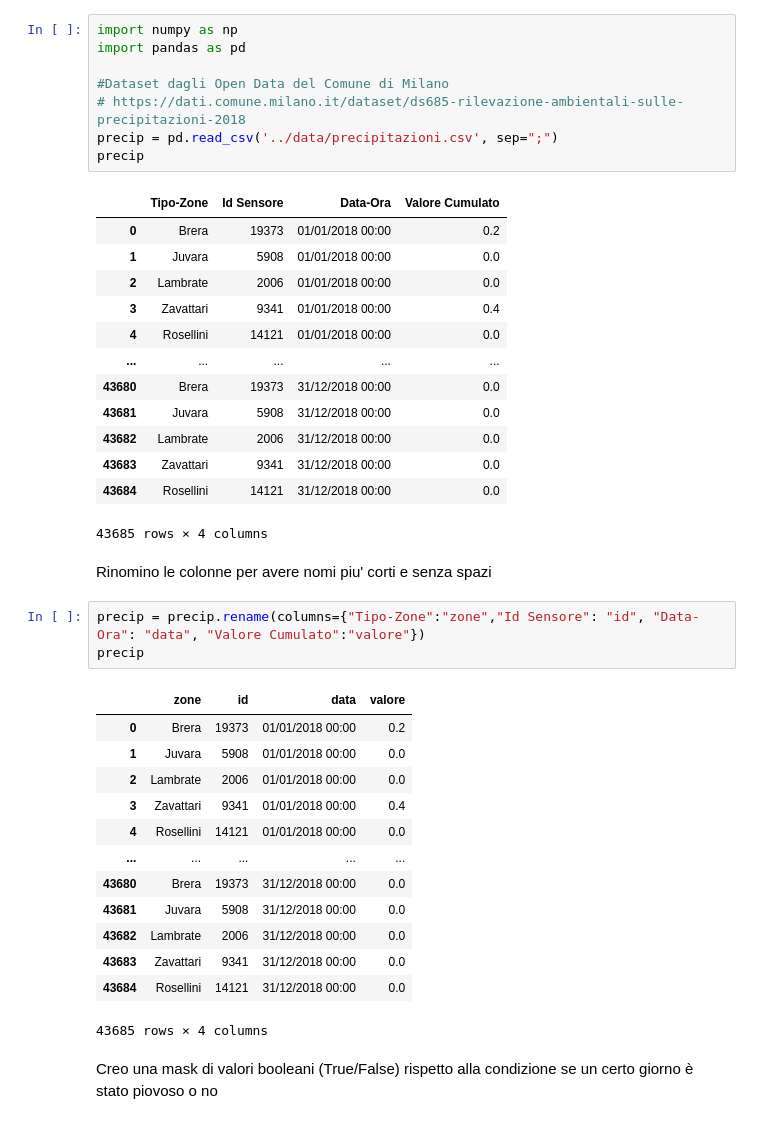
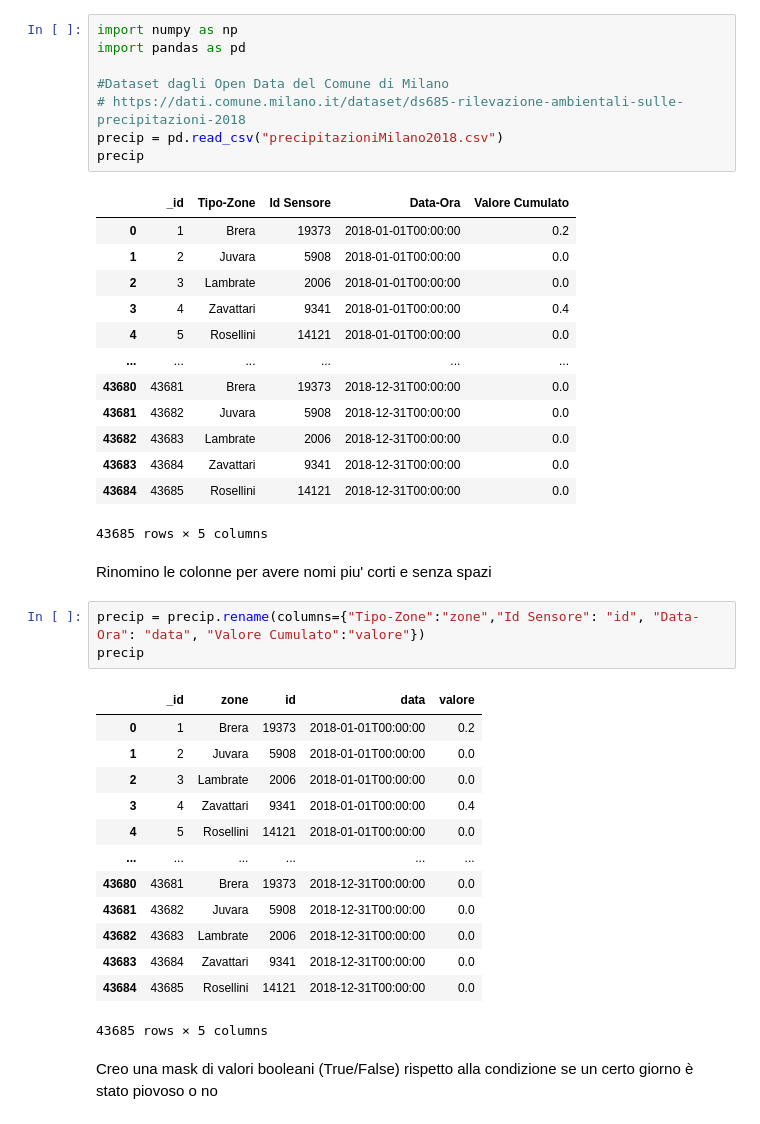
Before and after one commit to mc-unimi/OrgSocDig, a Jupyter notebook: MASK.ipynb, the cells around one changed output. Drawn from its saved outputs; the diff is of its cells as text.

```diff
--- a/MASK.ipynb
+++ b/MASK.ipynb
@@ -1,43 +1,43 @@
 # %%
 import numpy as np
 import pandas as pd
 
 #Dataset dagli Open Data del Comune di Milano
 # https://dati.comune.milano.it/dataset/ds685-rilevazione-ambientali-sulle-precipitazioni-2018
-precip = pd.read_csv('../data/precipitazioni.csv', sep=";")
+precip = pd.read_csv("precipitazioniMilano2018.csv")
 precip
 # %% [output]
-|  | Tipo-Zone | Id Sensore | Data-Ora | Valore Cumulato |
-| 0 | Brera | 19373 | 01/01/2018 00:00 | 0.2 |
-| 1 | Juvara | 5908 | 01/01/2018 00:00 | 0.0 |
-| 2 | Lambrate | 2006 | 01/01/2018 00:00 | 0.0 |
-| 3 | Zavattari | 9341 | 01/01/2018 00:00 | 0.4 |
-| 4 | Rosellini | 14121 | 01/01/2018 00:00 | 0.0 |
-| ... | ... | ... | ... | ... |
-| 43680 | Brera | 19373 | 31/12/2018 00:00 | 0.0 |
-| 43681 | Juvara | 5908 | 31/12/2018 00:00 | 0.0 |
-| 43682 | Lambrate | 2006 | 31/12/2018 00:00 | 0.0 |
-| 43683 | Zavattari | 9341 | 31/12/2018 00:00 | 0.0 |
-| 43684 | Rosellini | 14121 | 31/12/2018 00:00 | 0.0 |
+|  | _id | Tipo-Zone | Id Sensore | Data-Ora | Valore Cumulato |
+| 0 | 1 | Brera | 19373 | 2018-01-01T00:00:00 | 0.2 |
+| 1 | 2 | Juvara | 5908 | 2018-01-01T00:00:00 | 0.0 |
+| 2 | 3 | Lambrate | 2006 | 2018-01-01T00:00:00 | 0.0 |
+| 3 | 4 | Zavattari | 9341 | 2018-01-01T00:00:00 | 0.4 |
+| 4 | 5 | Rosellini | 14121 | 2018-01-01T00:00:00 | 0.0 |
+| ... | ... | ... | ... | ... | ... |
+| 43680 | 43681 | Brera | 19373 | 2018-12-31T00:00:00 | 0.0 |
+| 43681 | 43682 | Juvara | 5908 | 2018-12-31T00:00:00 | 0.0 |
+| 43682 | 43683 | Lambrate | 2006 | 2018-12-31T00:00:00 | 0.0 |
+| 43683 | 43684 | Zavattari | 9341 | 2018-12-31T00:00:00 | 0.0 |
+| 43684 | 43685 | Rosellini | 14121 | 2018-12-31T00:00:00 | 0.0 |
-43685 rows × 4 columns
+43685 rows × 5 columns
 # %% [markdown]
 Rinomino le colonne per avere nomi piu' corti e senza spazi
 # %%
 precip = precip.rename(columns={"Tipo-Zone":"zone","Id Sensore": "id", "Data-Ora": "data", "Valore Cumulato":"valore"})
 precip
 # %% [output]
-|  | zone | id | data | valore |
-| 0 | Brera | 19373 | 01/01/2018 00:00 | 0.2 |
-| 1 | Juvara | 5908 | 01/01/2018 00:00 | 0.0 |
-| 2 | Lambrate | 2006 | 01/01/2018 00:00 | 0.0 |
-| 3 | Zavattari | 9341 | 01/01/2018 00:00 | 0.4 |
-| 4 | Rosellini | 14121 | 01/01/2018 00:00 | 0.0 |
-| ... | ... | ... | ... | ... |
-| 43680 | Brera | 19373 | 31/12/2018 00:00 | 0.0 |
-| 43681 | Juvara | 5908 | 31/12/2018 00:00 | 0.0 |
-| 43682 | Lambrate | 2006 | 31/12/2018 00:00 | 0.0 |
-| 43683 | Zavattari | 9341 | 31/12/2018 00:00 | 0.0 |
-| 43684 | Rosellini | 14121 | 31/12/2018 00:00 | 0.0 |
+|  | _id | zone | id | data | valore |
+| 0 | 1 | Brera | 19373 | 2018-01-01T00:00:00 | 0.2 |
+| 1 | 2 | Juvara | 5908 | 2018-01-01T00:00:00 | 0.0 |
+| 2 | 3 | Lambrate | 2006 | 2018-01-01T00:00:00 | 0.0 |
+| 3 | 4 | Zavattari | 9341 | 2018-01-01T00:00:00 | 0.4 |
+| 4 | 5 | Rosellini | 14121 | 2018-01-01T00:00:00 | 0.0 |
+| ... | ... | ... | ... | ... | ... |
+| 43680 | 43681 | Brera | 19373 | 2018-12-31T00:00:00 | 0.0 |
+| 43681 | 43682 | Juvara | 5908 | 2018-12-31T00:00:00 | 0.0 |
+| 43682 | 43683 | Lambrate | 2006 | 2018-12-31T00:00:00 | 0.0 |
+| 43683 | 43684 | Zavattari | 9341 | 2018-12-31T00:00:00 | 0.0 |
+| 43684 | 43685 | Rosellini | 14121 | 2018-12-31T00:00:00 | 0.0 |
-43685 rows × 4 columns
+43685 rows × 5 columns
 # %% [markdown]
 Creo una mask di valori booleani (True/False) rispetto alla condizione se un certo giorno è stato piovoso o no
```
Also changed, not shown: parts of 22 cells of this notebook.
